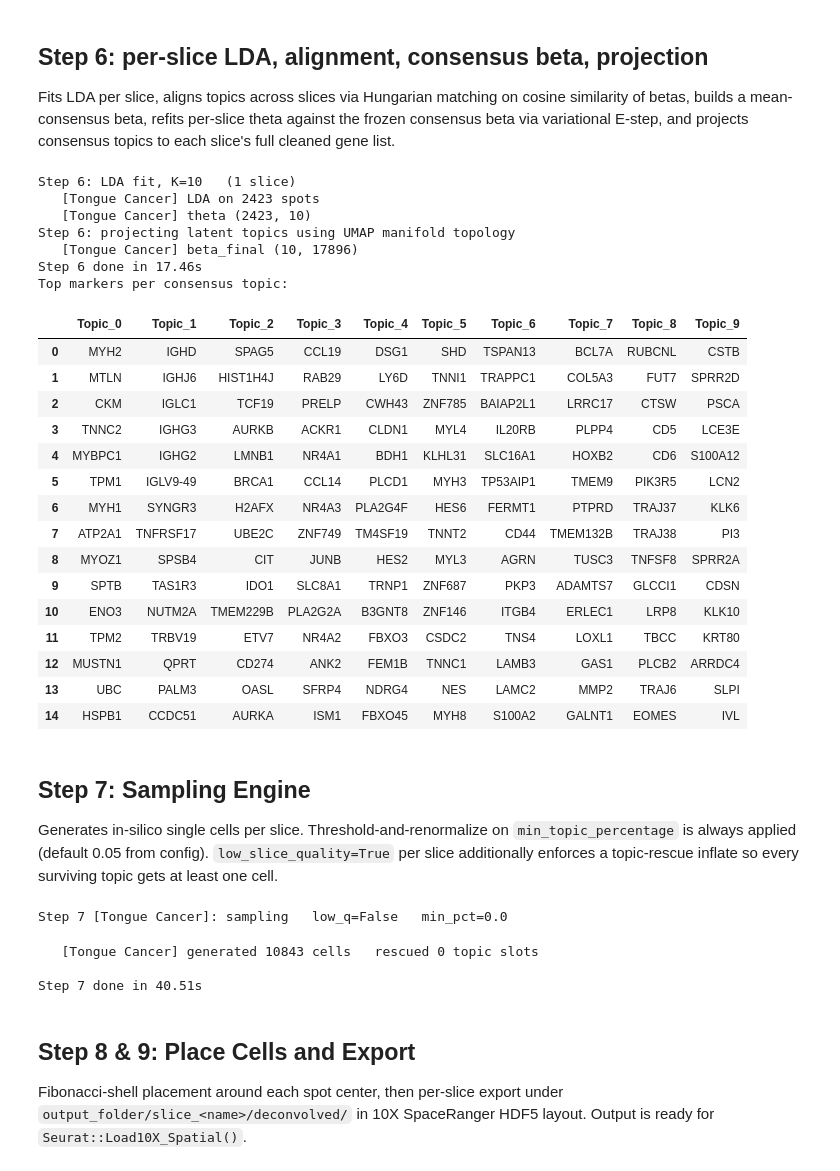
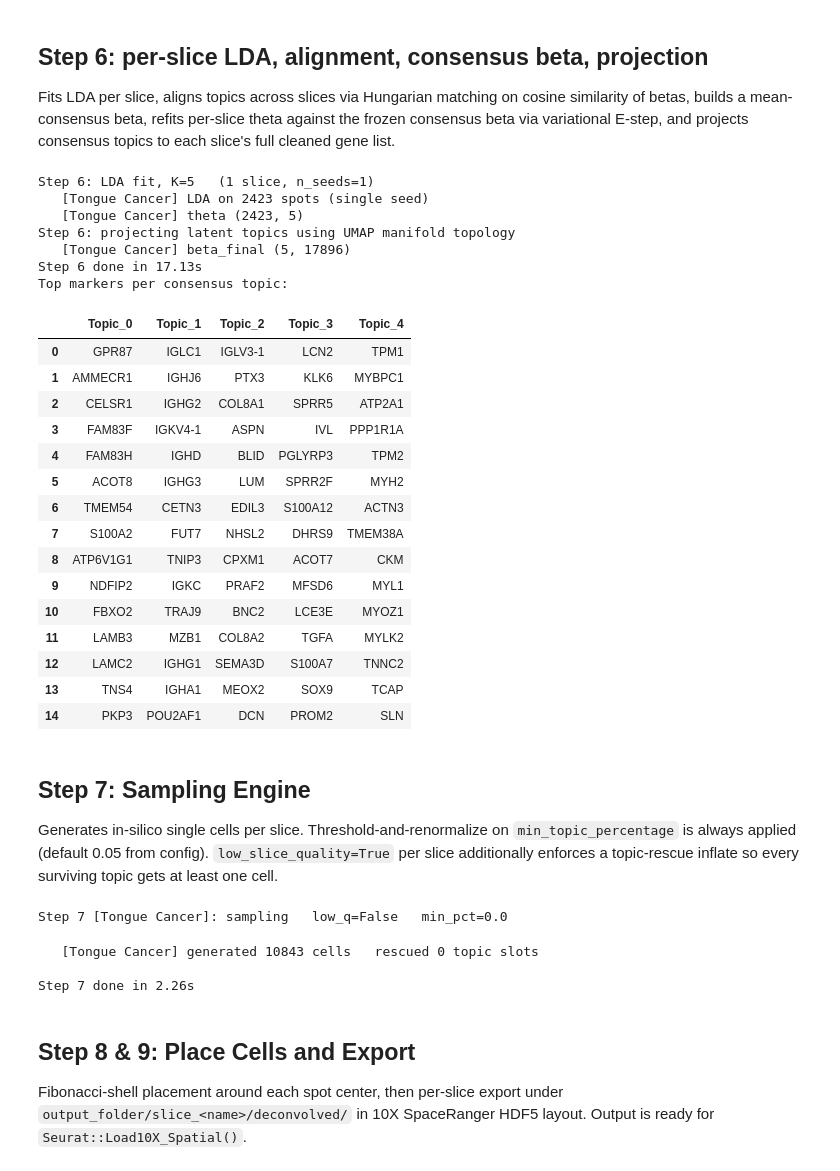
Before and after one commit to Perik-Zavodskii/CoexpressDeconvolve, a Jupyter notebook: CoexpressDeconvolve.ipynb, the cells around one changed output. Drawn from its saved outputs; the diff is of its cells as text; code cells hidden in the pictures.

```diff
--- a/CoexpressDeconvolve.ipynb
+++ b/CoexpressDeconvolve.ipynb
@@ -64,7 +64,7 @@ Per-slice noise gene removal, intersection across slices, then HVG selection on
 # %%
 hvg_pack = codeconv.step3_feature_selection(
     slices, config_path, species,
-    n_hvg=2000,
+    n_hvg=3000,
 )
 # %% [output]
 Step 3: noise filter (species=hs)
@@ -128,44 +113,40 @@ Step 5 done in 67.37s
 ## Step 6: per-slice LDA, alignment, consensus beta, projection
 Fits LDA per slice, aligns topics across slices via Hungarian matching on cosine similarity of betas, builds a mean-consensus beta, refits per-slice theta against the frozen consensus beta via variational E-step, and projects consensus topics to each slice's full cleaned gene list.
 # %%
-SELECTED_K = 10
+SELECTED_K = 5
 
 model = codeconv.step6_final_deconvolution(
     slices, hvg_pack, manifold,
     n_topics=SELECTED_K,
-    n_iters=30,
     k_neighbors=3,
-    min_sim=0.05,
-    doc_topic_prior=0.1,
-    topic_word_prior=0.01,
 )
 
 print('Top markers per consensus topic:')
 display(model.qc_df)
 # %% [output]
-Step 6: LDA fit, K=10   (1 slice)
-   [Tongue Cancer] LDA on 2423 spots
-   [Tongue Cancer] theta (2423, 10)
+Step 6: LDA fit, K=5   (1 slice, n_seeds=1)
+   [Tongue Cancer] LDA on 2423 spots (single seed)
+   [Tongue Cancer] theta (2423, 5)
 Step 6: projecting latent topics using UMAP manifold topology
-   [Tongue Cancer] beta_final (10, 17896)
-Step 6 done in 17.46s
+   [Tongue Cancer] beta_final (5, 17896)
+Step 6 done in 17.13s
 Top markers per consensus topic:
-|  | Topic_0 | Topic_1 | Topic_2 | Topic_3 | Topic_4 | Topic_5 | Topic_6 | Topic_7 | Topic_8 | Topic_9 |
-| 0 | MYH2 | IGHD | SPAG5 | CCL19 | DSG1 | SHD | TSPAN13 | BCL7A | RUBCNL | CSTB |
-| 1 | MTLN | IGHJ6 | HIST1H4J | RAB29 | LY6D | TNNI1 | TRAPPC1 | COL5A3 | FUT7 | SPRR2D |
-| 2 | CKM | IGLC1 | TCF19 | PRELP | CWH43 | ZNF785 | BAIAP2L1 | LRRC17 | CTSW | PSCA |
-| 3 | TNNC2 | IGHG3 | AURKB | ACKR1 | CLDN1 | MYL4 | IL20RB | PLPP4 | CD5 | LCE3E |
-| 4 | MYBPC1 | IGHG2 | LMNB1 | NR4A1 | BDH1 | KLHL31 | SLC16A1 | HOXB2 | CD6 | S100A12 |
-| 5 | TPM1 | IGLV9-49 | BRCA1 | CCL14 | PLCD1 | MYH3 | TP53AIP1 | TMEM9 | PIK3R5 | LCN2 |
-| 6 | MYH1 | SYNGR3 | H2AFX | NR4A3 | PLA2G4F | HES6 | FERMT1 | PTPRD | TRAJ37 | KLK6 |
-| 7 | ATP2A1 | TNFRSF17 | UBE2C | ZNF749 | TM4SF19 | TNNT2 | CD44 | TMEM132B | TRAJ38 | PI3 |
-| 8 | MYOZ1 | SPSB4 | CIT | JUNB | HES2 | MYL3 | AGRN | TUSC3 | TNFSF8 | SPRR2A |
-| 9 | SPTB | TAS1R3 | IDO1 | SLC8A1 | TRNP1 | ZNF687 | PKP3 | ADAMTS7 | GLCCI1 | CDSN |
-| 10 | ENO3 | NUTM2A | TMEM229B | PLA2G2A | B3GNT8 | ZNF146 | ITGB4 | ERLEC1 | LRP8 | KLK10 |
-| 11 | TPM2 | TRBV19 | ETV7 | NR4A2 | FBXO3 | CSDC2 | TNS4 | LOXL1 | TBCC | KRT80 |
-| 12 | MUSTN1 | QPRT | CD274 | ANK2 | FEM1B | TNNC1 | LAMB3 | GAS1 | PLCB2 | ARRDC4 |
-| 13 | UBC | PALM3 | OASL | SFRP4 | NDRG4 | NES | LAMC2 | MMP2 | TRAJ6 | SLPI |
-| 14 | HSPB1 | CCDC51 | AURKA | ISM1 | FBXO45 | MYH8 | S100A2 | GALNT1 | EOMES | IVL |
+|  | Topic_0 | Topic_1 | Topic_2 | Topic_3 | Topic_4 |
+| 0 | GPR87 | IGLC1 | IGLV3-1 | LCN2 | TPM1 |
+| 1 | AMMECR1 | IGHJ6 | PTX3 | KLK6 | MYBPC1 |
+| 2 | CELSR1 | IGHG2 | COL8A1 | SPRR5 | ATP2A1 |
+| 3 | FAM83F | IGKV4-1 | ASPN | IVL | PPP1R1A |
+| 4 | FAM83H | IGHD | BLID | PGLYRP3 | TPM2 |
+| 5 | ACOT8 | IGHG3 | LUM | SPRR2F | MYH2 |
+| 6 | TMEM54 | CETN3 | EDIL3 | S100A12 | ACTN3 |
+| 7 | S100A2 | FUT7 | NHSL2 | DHRS9 | TMEM38A |
+| 8 | ATP6V1G1 | TNIP3 | CPXM1 | ACOT7 | CKM |
+| 9 | NDFIP2 | IGKC | PRAF2 | MFSD6 | MYL1 |
+| 10 | FBXO2 | TRAJ9 | BNC2 | LCE3E | MYOZ1 |
+| 11 | LAMB3 | MZB1 | COL8A2 | TGFA | MYLK2 |
+| 12 | LAMC2 | IGHG1 | SEMA3D | S100A7 | TNNC2 |
+| 13 | TNS4 | IGHA1 | MEOX2 | SOX9 | TCAP |
+| 14 | PKP3 | POU2AF1 | DCN | PROM2 | SLN |
 # %% [markdown]
 ## Step 7: Sampling Engine
 Generates in-silico single cells per slice. Threshold-and-renormalize on `min_topic_percentage` is always applied (default 0.05 from config). `low_slice_quality=True` per slice additionally enforces a topic-rescue inflate so every surviving topic gets at least one cell.
@@ -180,7 +161,7 @@ cells = codeconv.step7_sampling_engine(
 Step 7 [Tongue Cancer]: sampling   low_q=False   min_pct=0.0
    [Tongue Cancer] generated 10843 cells   rescued 0 topic slots
 
-Step 7 done in 40.51s
+Step 7 done in 2.26s
 # %% [markdown]
 ## Step 8 & 9: Place Cells and Export
 Fibonacci-shell placement around each spot center, then per-slice export under `output_folder/slice_<name>/deconvolved/` in 10X SpaceRanger HDF5 layout. Output is ready for `Seurat::Load10X_Spatial()`.
```
Also changed, not shown: parts of 5 cells of this notebook, 1 other file.
